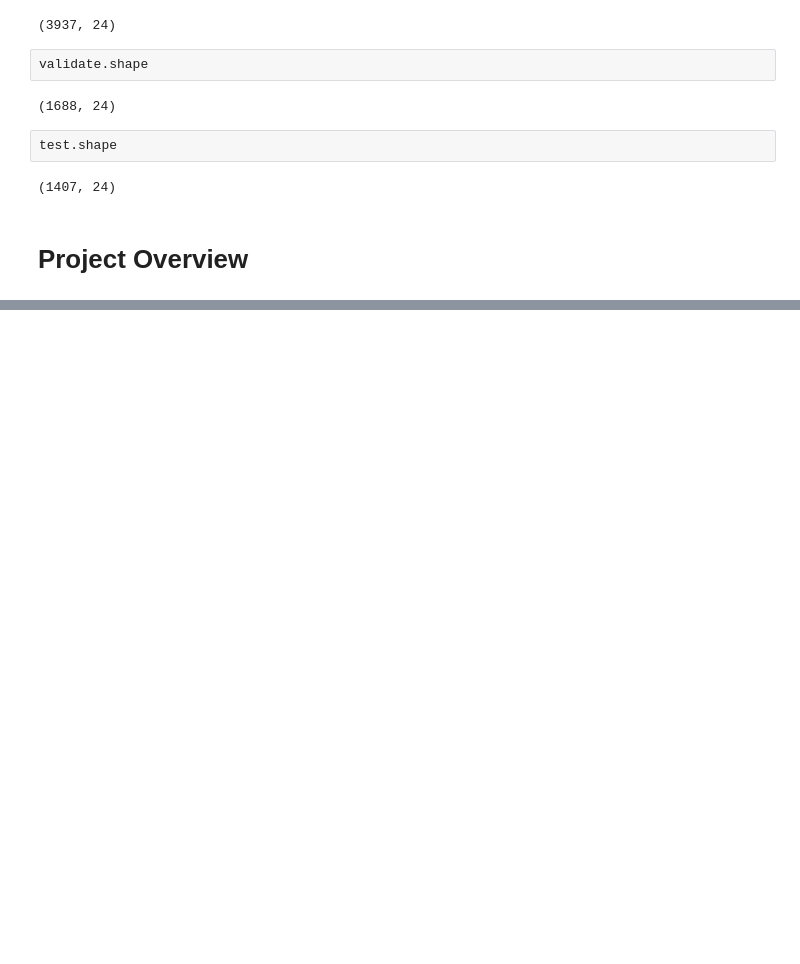
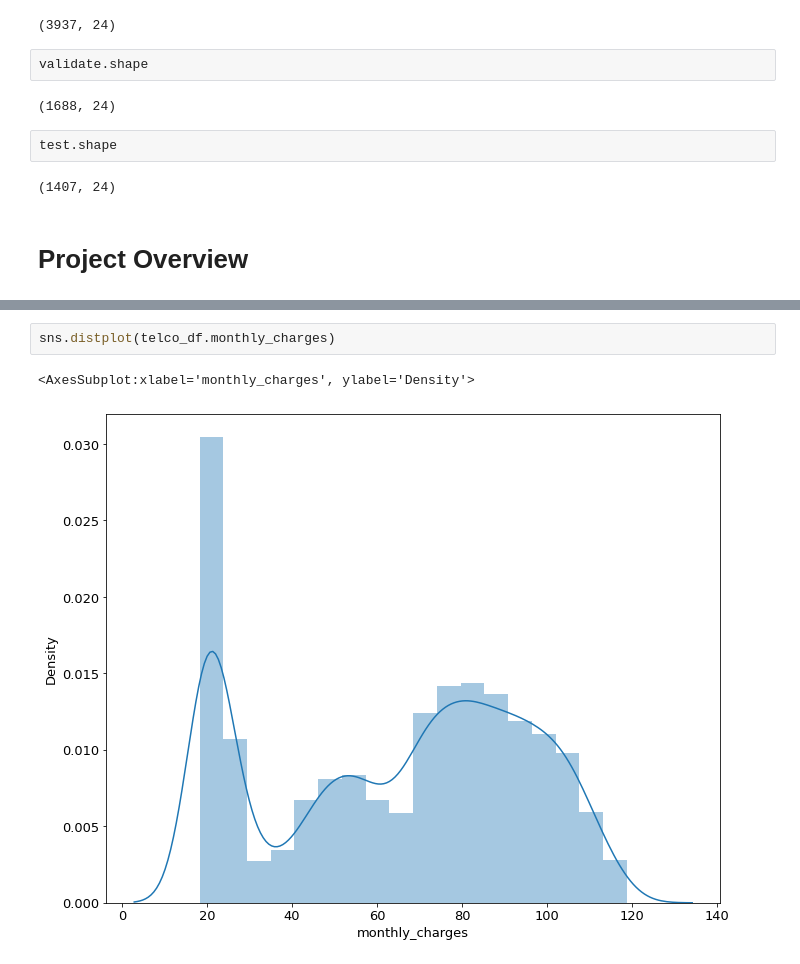
Before and after one commit to raycerna/telco-churn-analysis, a Jupyter notebook: final_report.ipynb, the cells around one changed output, grey strips where cells are left out. Saved outputs shown, nothing was run; the diff lists cells and outputs as text; blank space fills up the shorter version.

```diff
--- a/final_report.ipynb
+++ b/final_report.ipynb
@@ -82,0 +169,5 @@ test.shape
+# %%
+sns.distplot(telco_df.monthly_charges)
+# %% [output]
+<AxesSubplot:xlabel='monthly_charges', ylabel='Density'>
+[figure, added]
```
Also changed, not shown: parts of 14 cells of this notebook.
